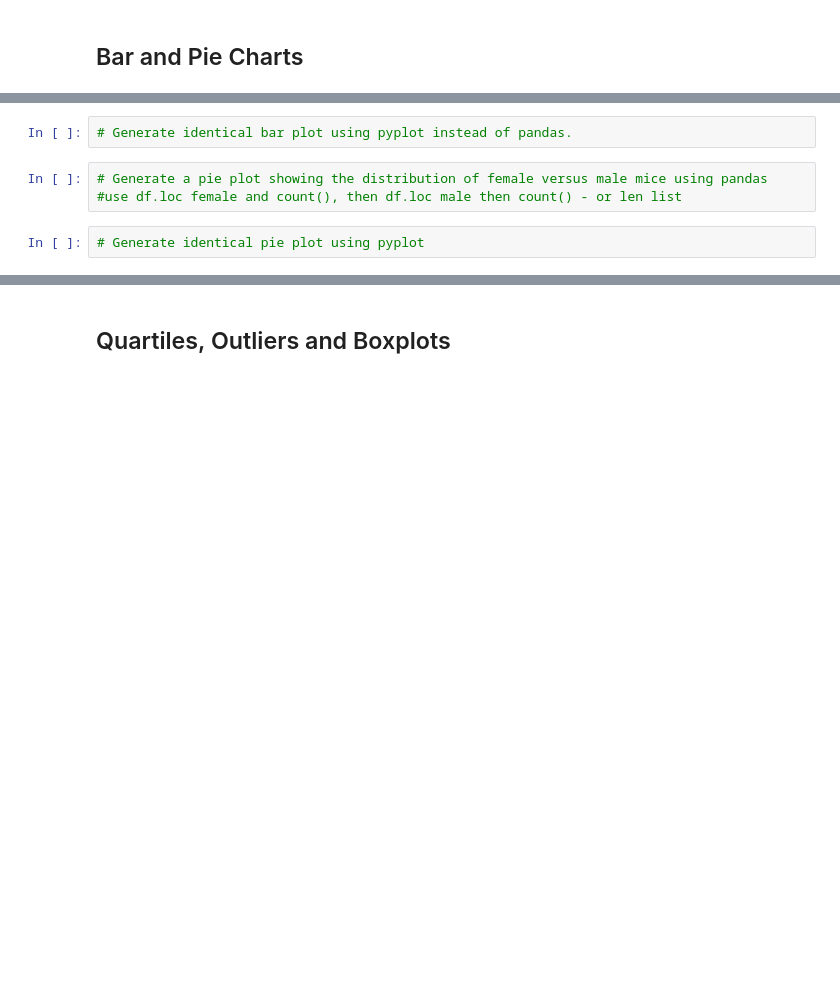
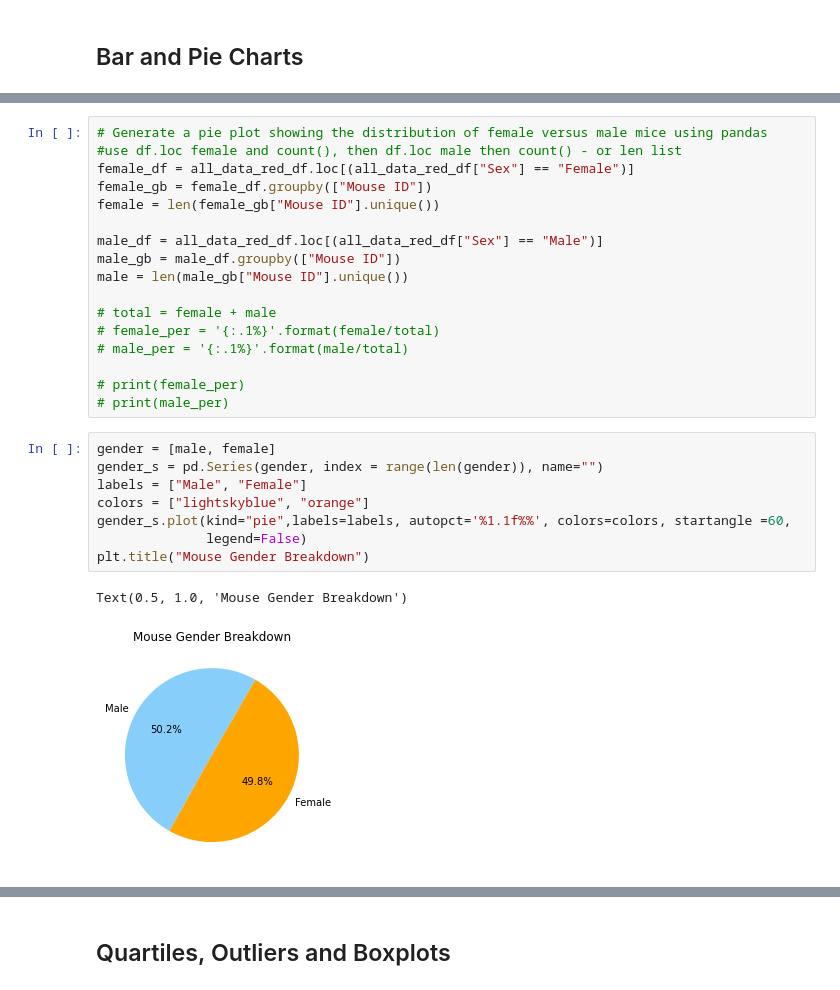
Before and after one commit to KLacerda08/matplotlib-challenge, a Jupyter notebook: pymaceuticals_kl.ipynb, the cells around one changed output, grey strips where cells are left out. Saved outputs shown, nothing was run; the diff lists cells and outputs as text; blank space fills up the shorter version.

```diff
--- a/pymaceuticals_kl.ipynb
+++ b/pymaceuticals_kl.ipynb
@@ -177,7 +215,28 @@ Text(0, 0.5, 'Number of Datapoints')
-# %%
-# Generate identical bar plot using pyplot instead of pandas.
 # %%
 # Generate a pie plot showing the distribution of female versus male mice using pandas
 #use df.loc female and count(), then df.loc male then count() - or len list
+female_df = all_data_red_df.loc[(all_data_red_df["Sex"] == "Female")]
+female_gb = female_df.groupby(["Mouse ID"])
+female = len(female_gb["Mouse ID"].unique())
+
+male_df = all_data_red_df.loc[(all_data_red_df["Sex"] == "Male")]
+male_gb = male_df.groupby(["Mouse ID"])
+male = len(male_gb["Mouse ID"].unique())
+
+# total = female + male
+# female_per = '{:.1%}'.format(female/total)
+# male_per = '{:.1%}'.format(male/total)
+
+# print(female_per)
+# print(male_per)
-# %%
-# Generate identical pie plot using pyplot
+# %%
+gender = [male, female]
+gender_s = pd.Series(gender, index = range(len(gender)), name="")
+labels = ["Male", "Female"]
+colors = ["lightskyblue", "orange"]
+gender_s.plot(kind="pie",labels=labels, autopct='%1.1f%%', colors=colors, startangle =60,
+              legend=False)
+plt.title("Mouse Gender Breakdown")
+# %% [output]
+Text(0.5, 1.0, 'Mouse Gender Breakdown')
+[figure, added]
```
Also changed, not shown: parts of 21 cells of this notebook, 1 other file.
